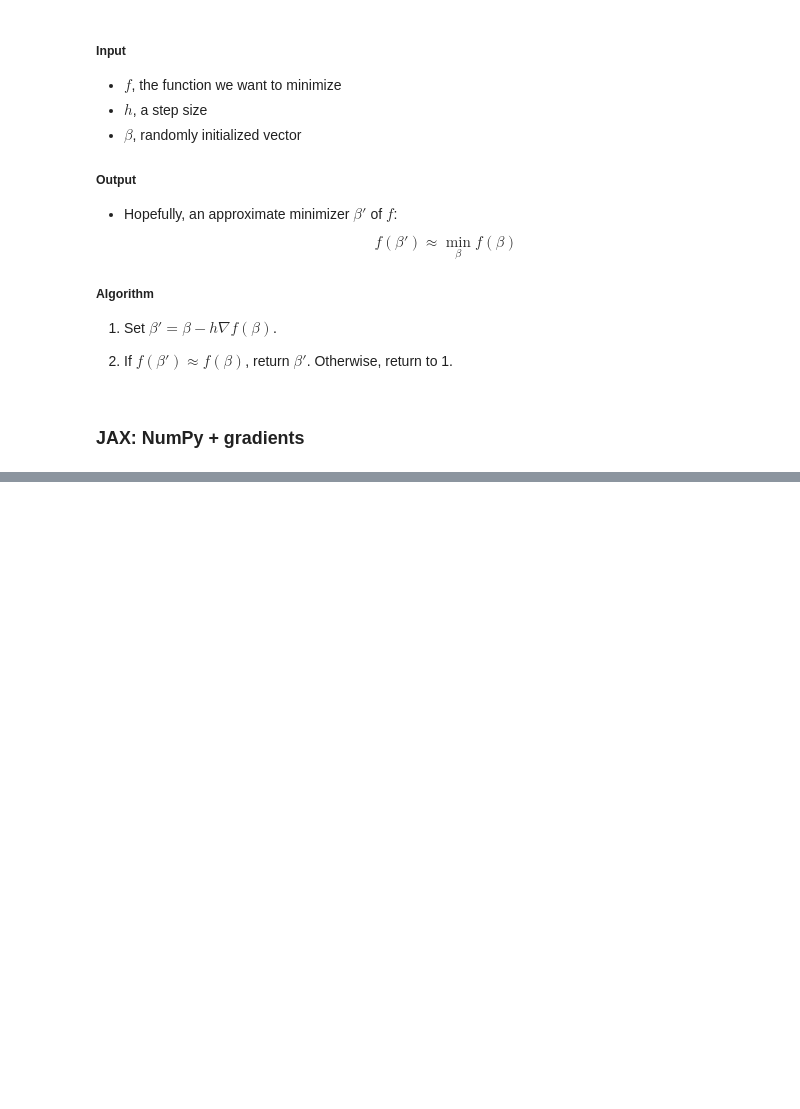
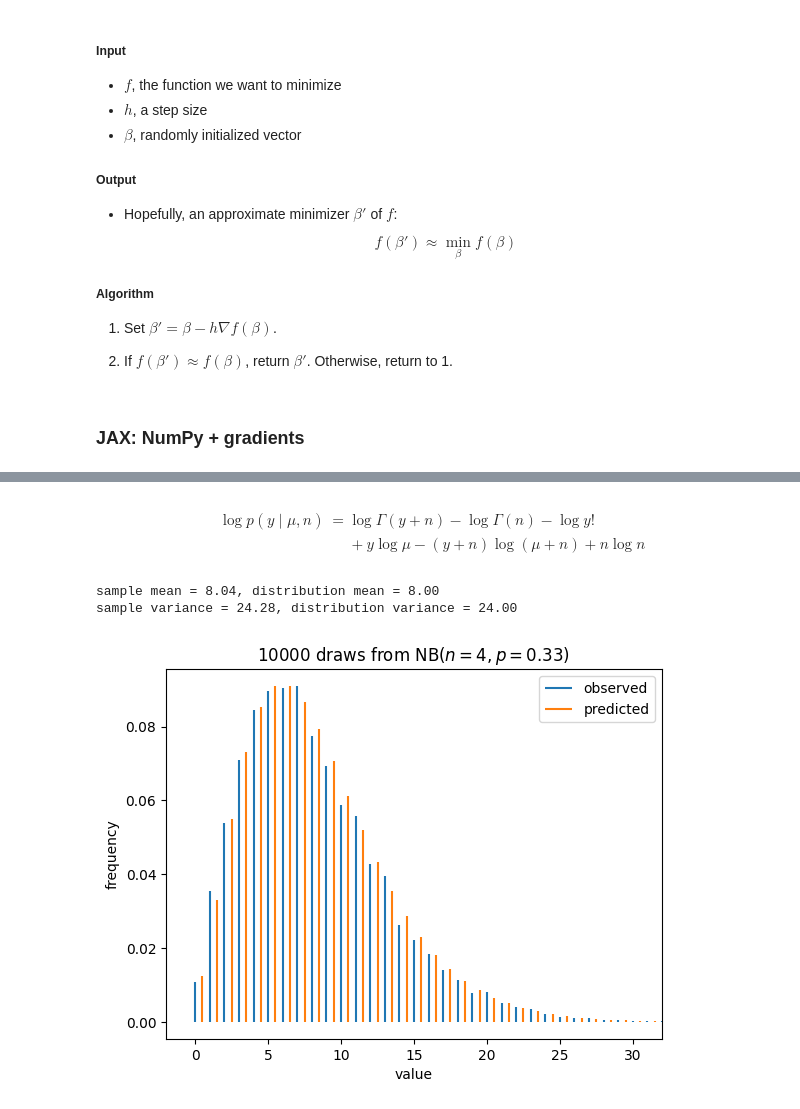
Before and after one commit to mgreenbe/DATA335W2025, a Jupyter notebook: code/gradient_descent.ipynb, the cells around one changed output, grey strips where cells are left out. Drawn from its saved outputs; the diff is of its cells as text; code cells hidden in the pictures; blank space fills up the shorter version.

```diff
--- a/code/gradient_descent.ipynb
+++ b/code/gradient_descent.ipynb
@@ -195,20 +127,0 @@ assert np.allclose(vmap(fprime)(xs), 2 * xs - 1)
-# %%
-def f(x):
-    return jnp.cos(2 * x) - x
-
-
-df = grad(f)
-
-x = 0.5
-lr = 0.1
-xs = [x]
-for _ in range(10):
-    x = x - lr * df(x)
-    xs.append(x.item())
-
-grid = np.linspace(0, np.pi, 100)
-plt.plot(grid, f(grid), lw=2, zorder=-1)
-ys = f(jnp.array(xs))
-plt.scatter(xs, ys, c="C1", s=[50 * (1 - i / 10) for i, _ in enumerate(xs)])
-for i in range(4):
-    plt.annotate(f"$x_{i}$", (xs[i] + 0.05, ys[i] + 0.05), fontsize=12)
@@ -242,0 +529,43 @@ for j in range(2):
+# %% [markdown]
+$$
+\begin{aligned}
+\log p(y\mid \mu, n) &= \log\Gamma(y + n) - \log\Gamma(n) - \log y!\\
+&\phantom{=}{} + y\log\mu - (y + n)\log(\mu + n) + n\log n
+\end{aligned}
+$$
+# %%
+import jax.scipy.stats as jstats
+from collections import Counter
+from matplotlib import pyplot as plt
+
+rng = np.random.default_rng()
+
+p = 1 / 3
+n = 4
+size = 10_000
+
+# negative binomial sampling with numpy.random
+# no equivalent in jax.numpy.random
+y = rng.negative_binomial(n, p, size=size)
+counter = Counter(y)
+values = np.array(list(counter.keys()))
+counts = np.array(list(counter.values()))
+
+print(f"sample mean = {y.mean():.2f}, distribution mean = {n*(1-p)/p:.2f}")
+print(f"sample variance = {y.var():.2f}, distribution variance = {n*(1-p)/p**2:.2f}")
+
+# compute pmf-values using jax.scipy.stats.nbinom
+masses = jstats.nbinom.pmf(values, n, p)
+
+plt.vlines(values, 0, counts / size, colors="C0", label="observed")
+plt.vlines(values + 0.5, 0, masses, colors="C1", label="predicted")
+plt.title(f"{size} draws from $\\operatorname{{NB}}(n={n}, p={p:.2f})$")
+plt.xlabel("value")
+plt.ylabel("frequency")
+plt.xlim(-2, 32)
+plt.legend()
+plt.show()
+# %% [output]
+sample mean = 8.04, distribution mean = 8.00
+sample variance = 24.28, distribution variance = 24.00
+[figure, added]
```
Also changed, not shown: parts of 34 cells of this notebook.
